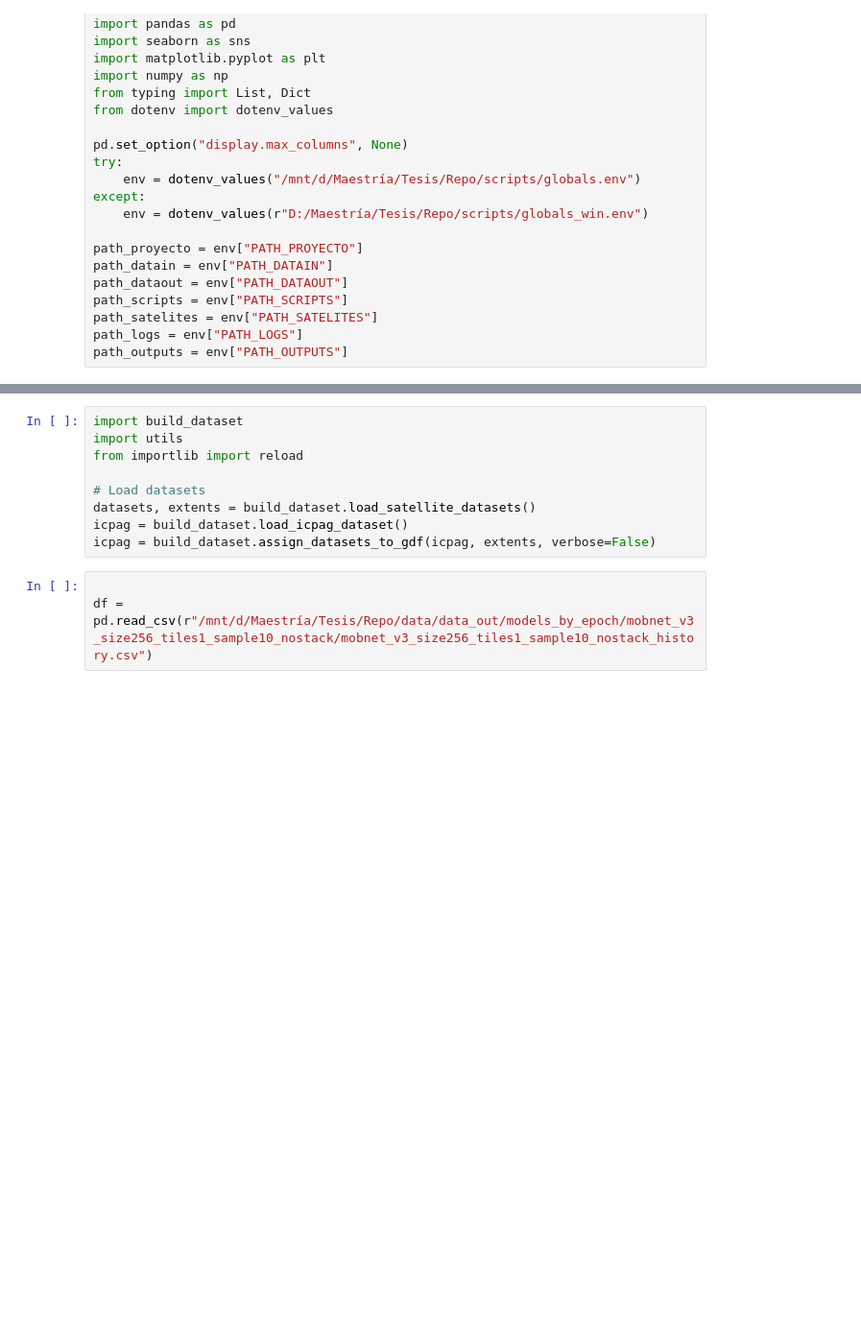
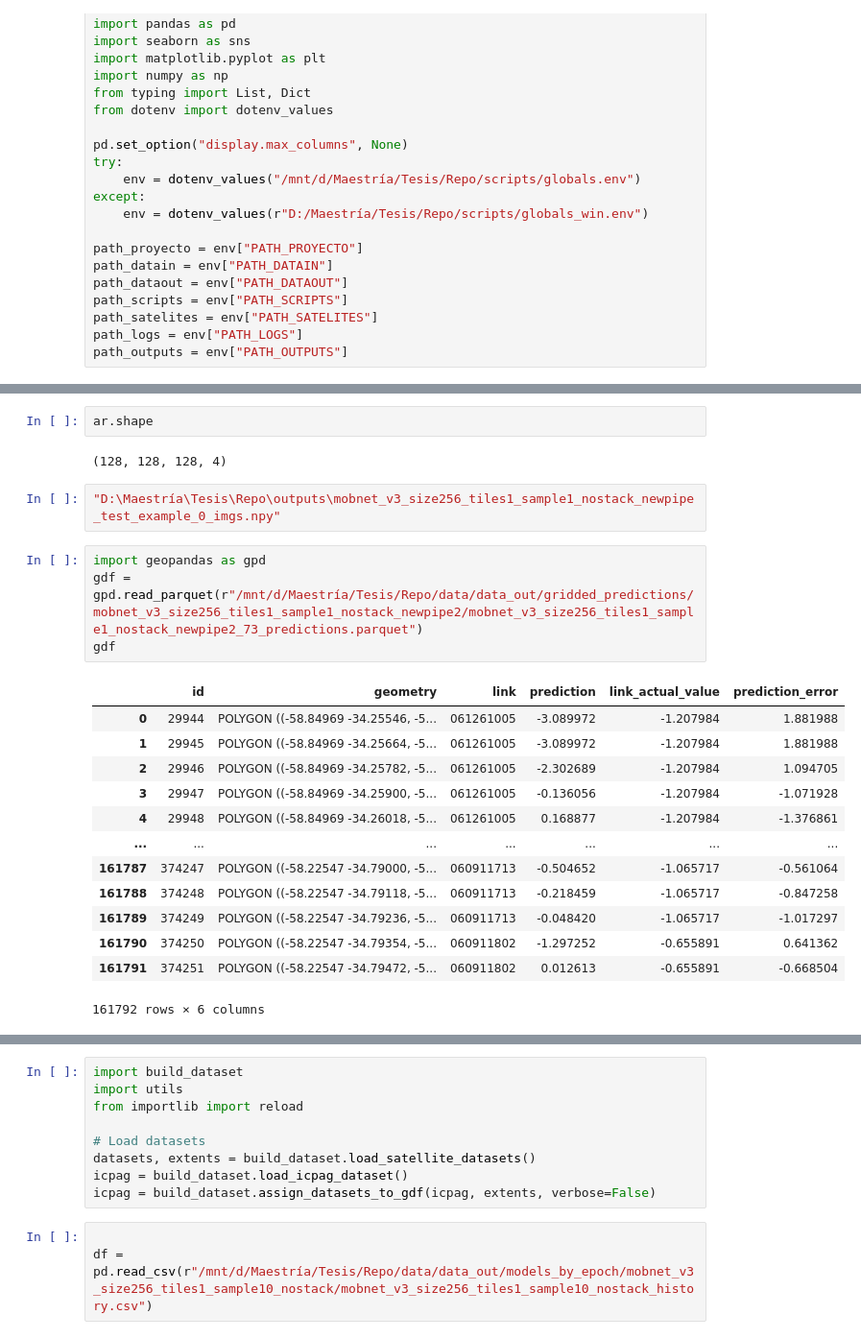
Before and after one commit to Queeno11/Satellite-Imagery-Income-Prediction, a Jupyter notebook: scripts/debug.ipynb, the cells around one changed output, grey strips where cells are left out. Shown at 96% size. Drawn from its saved outputs; the diff is of its cells as text; blank space fills up the shorter version.

```diff
--- a/scripts/debug.ipynb
+++ b/scripts/debug.ipynb
@@ -25,0 +53,24 @@ path_outputs = env["PATH_OUTPUTS"]
+# %%
+ar.shape
+# %% [output]
+(128, 128, 128, 4)
+# %%
+"D:\Maestría\Tesis\Repo\outputs\mobnet_v3_size256_tiles1_sample1_nostack_newpipe_test_example_0_imgs.npy"
+# %%
+import geopandas as gpd
+gdf = gpd.read_parquet(r"/mnt/d/Maestría/Tesis/Repo/data/data_out/gridded_predictions/mobnet_v3_size256_tiles1_sample1_nostack_newpipe2/mobnet_v3_size256_tiles1_sample1_nostack_newpipe2_73_predictions.parquet")
+gdf
+# %% [output]
+|  | id | geometry | link | prediction | link_actual_value | prediction_error |
+| 0 | 29944 | POLYGON ((-58.84969 -34.25546, -5... | 061261005 | -3.089972 | -1.207984 | 1.881988 |
+| 1 | 29945 | POLYGON ((-58.84969 -34.25664, -5... | 061261005 | -3.089972 | -1.207984 | 1.881988 |
+| 2 | 29946 | POLYGON ((-58.84969 -34.25782, -5... | 061261005 | -2.302689 | -1.207984 | 1.094705 |
+| 3 | 29947 | POLYGON ((-58.84969 -34.25900, -5... | 061261005 | -0.136056 | -1.207984 | -1.071928 |
+| 4 | 29948 | POLYGON ((-58.84969 -34.26018, -5... | 061261005 | 0.168877 | -1.207984 | -1.376861 |
+| ... | ... | ... | ... | ... | ... | ... |
+| 161787 | 374247 | POLYGON ((-58.22547 -34.79000, -5... | 060911713 | -0.504652 | -1.065717 | -0.561064 |
+| 161788 | 374248 | POLYGON ((-58.22547 -34.79118, -5... | 060911713 | -0.218459 | -1.065717 | -0.847258 |
+| 161789 | 374249 | POLYGON ((-58.22547 -34.79236, -5... | 060911713 | -0.048420 | -1.065717 | -1.017297 |
+| 161790 | 374250 | POLYGON ((-58.22547 -34.79354, -5... | 060911802 | -1.297252 | -0.655891 | 0.641362 |
+| 161791 | 374251 | POLYGON ((-58.22547 -34.79472, -5... | 060911802 | 0.012613 | -0.655891 | -0.668504 |
+161792 rows × 6 columns
```
Also changed, not shown: parts of 31 cells of this notebook, 5 other files.
